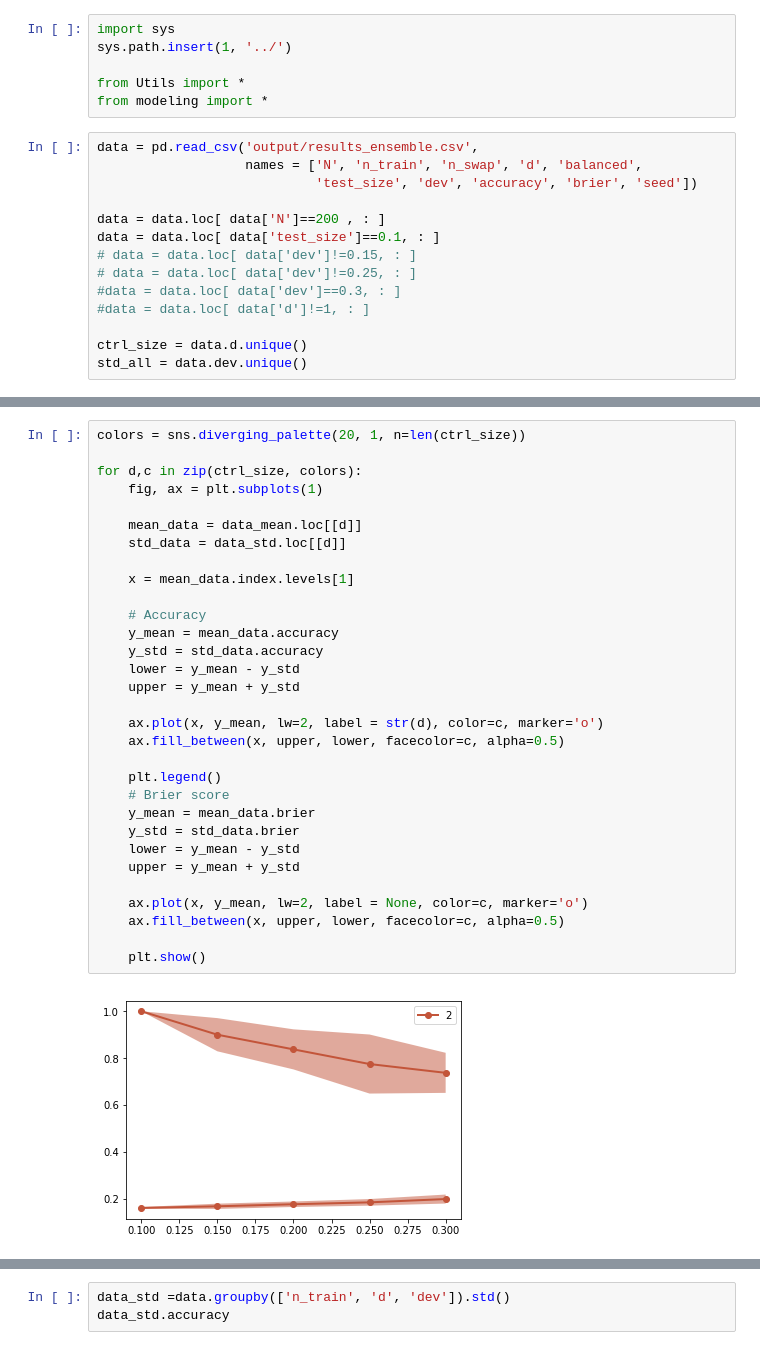
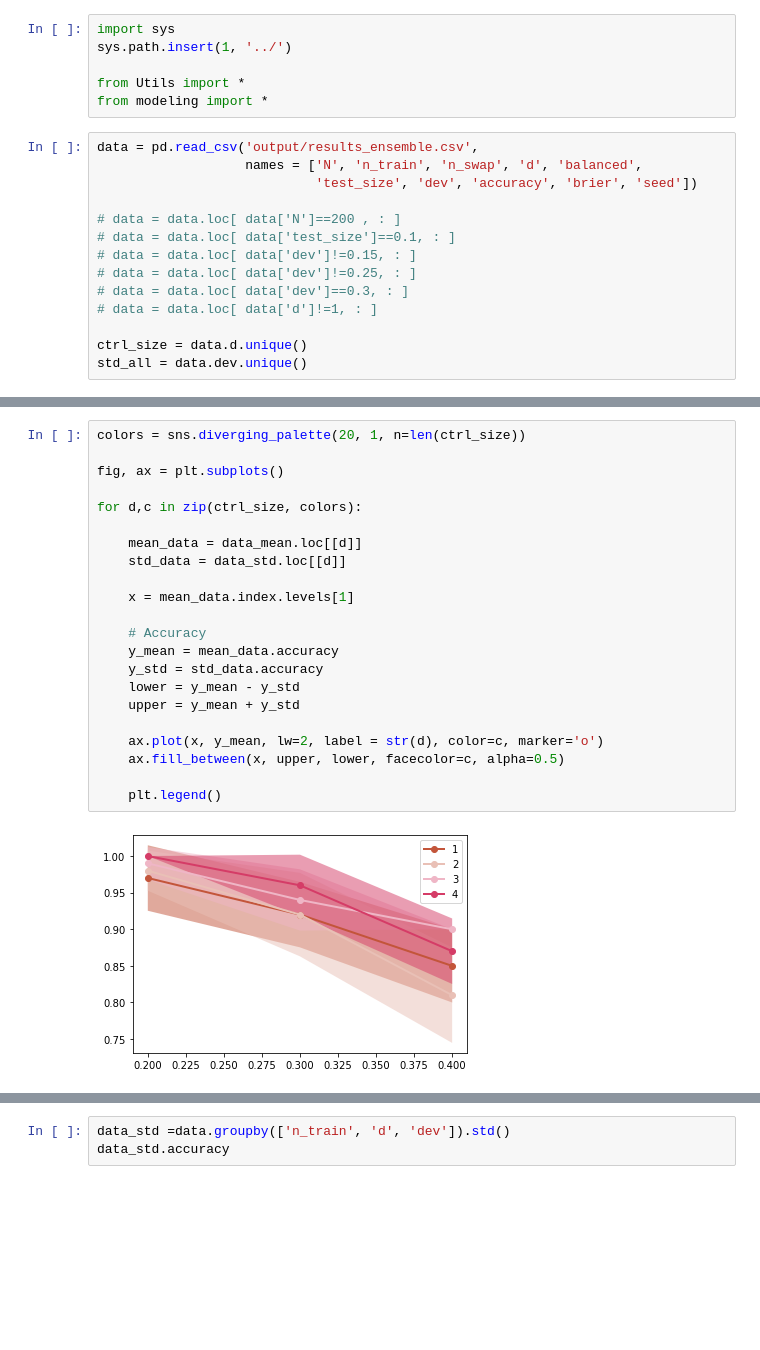
Before and after one commit to amacaluso/Quantum-Ensemble-for-Classification, a Jupyter notebook: notebooks/viz_results.ipynb, the cells around one changed output, grey strips where cells are left out. Saved outputs shown, nothing was run; the diff lists cells and outputs as text; blank space fills up the shorter version.

```diff
--- a/notebooks/viz_results.ipynb
+++ b/notebooks/viz_results.ipynb
@@ -9,12 +9,12 @@ data = pd.read_csv('output/results_ensemble.csv',
                    names = ['N', 'n_train', 'n_swap', 'd', 'balanced',
                             'test_size', 'dev', 'accuracy', 'brier', 'seed'])
 
-data = data.loc[ data['N']==200 , : ]
-data = data.loc[ data['test_size']==0.1, : ]
+# data = data.loc[ data['N']==200 , : ]
+# data = data.loc[ data['test_size']==0.1, : ]
 # data = data.loc[ data['dev']!=0.15, : ]
 # data = data.loc[ data['dev']!=0.25, : ]
-#data = data.loc[ data['dev']==0.3, : ]
-#data = data.loc[ data['d']!=1, : ]
+# data = data.loc[ data['dev']==0.3, : ]
+# data = data.loc[ data['d']!=1, : ]
 
 ctrl_size = data.d.unique()
 std_all = data.dev.unique()
@@ -46,33 +41,24 @@ data_mean
 # %%
 colors = sns.diverging_palette(20, 1, n=len(ctrl_size))
 
+fig, ax = plt.subplots()
+
 for d,c in zip(ctrl_size, colors):
-    fig, ax = plt.subplots(1)
 
     mean_data = data_mean.loc[[d]]
     std_data = data_std.loc[[d]]
 
     x = mean_data.index.levels[1]
 
     # Accuracy
     y_mean = mean_data.accuracy
     y_std = std_data.accuracy
     lower = y_mean - y_std
     upper = y_mean + y_std
 
     ax.plot(x, y_mean, lw=2, label = str(d), color=c, marker='o')
     ax.fill_between(x, upper, lower, facecolor=c, alpha=0.5)
 
     plt.legend()
-    # Brier score
-    y_mean = mean_data.brier
-    y_std = std_data.brier
-    lower = y_mean - y_std
-    upper = y_mean + y_std
-
-    ax.plot(x, y_mean, lw=2, label = None, color=c, marker='o')
-    ax.fill_between(x, upper, lower, facecolor=c, alpha=0.5)
-
-    plt.show()
 # %% [output]
-[figure, old version]
+[figure, new version]
```
Also changed, not shown: parts of 4 cells of this notebook, 10 other files.
